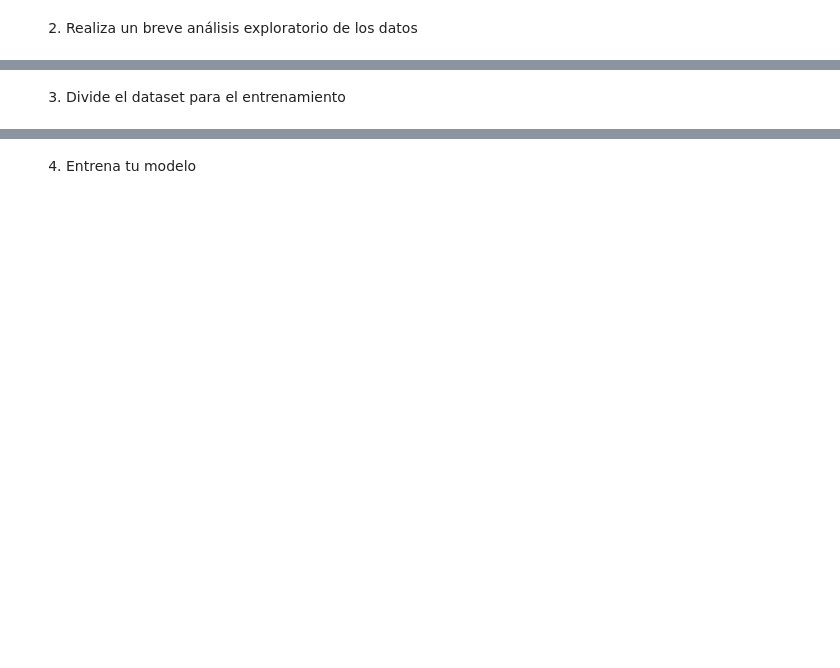
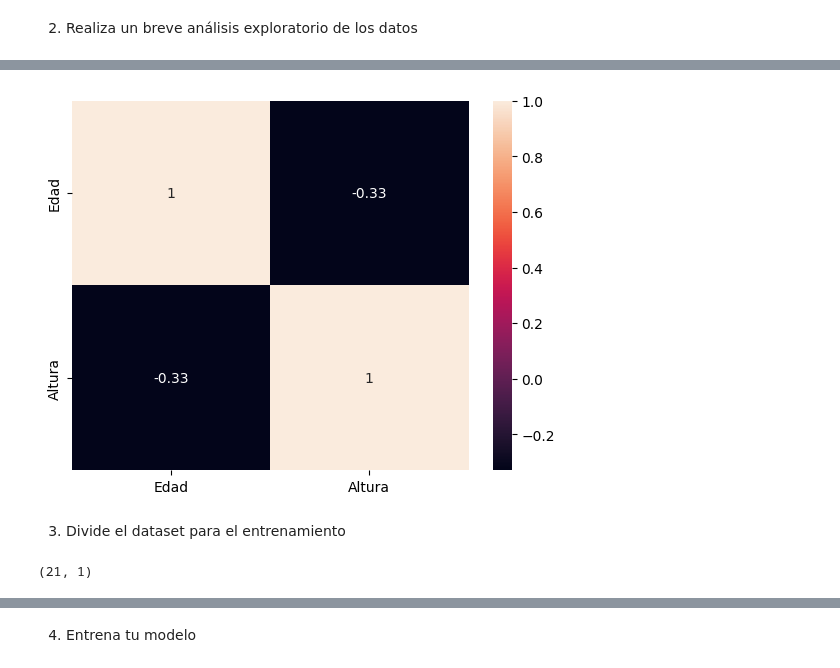
Before and after one commit to Mlcruz9/DS_TheBridgeBBK_SBIL2023, a Jupyter notebook: 3-Machine_Learning/1-Supervisado/1-Regression/1-Linear_Regression/ejercicios/1 Height.ipynb, the cells around one changed output, grey strips where cells are left out. Saved outputs shown, nothing was run; the diff lists cells and outputs as text; code cells hidden in the pictures; blank space fills up the shorter version.

```diff
--- a/3-Machine_Learning/1-Supervisado/1-Regression/1-Linear_Regression/ejercicios/1 Height.ipynb
+++ b/3-Machine_Learning/1-Supervisado/1-Regression/1-Linear_Regression/ejercicios/1 Height.ipynb
@@ -40,2 +79,6 @@ import numpy as np
+# %%
+sns.heatmap(df.corr(), annot= True);
+# %% [output]
+[figure, added]
 # %% [markdown]
 3. Divide el dataset para el entrenamiento
@@ -41,0 +92,4 @@ import numpy as np
+# %%
+X.shape
+# %% [output]
+(21, 1)
```
Also changed, not shown: parts of 41 cells of this notebook, 1 other file.
